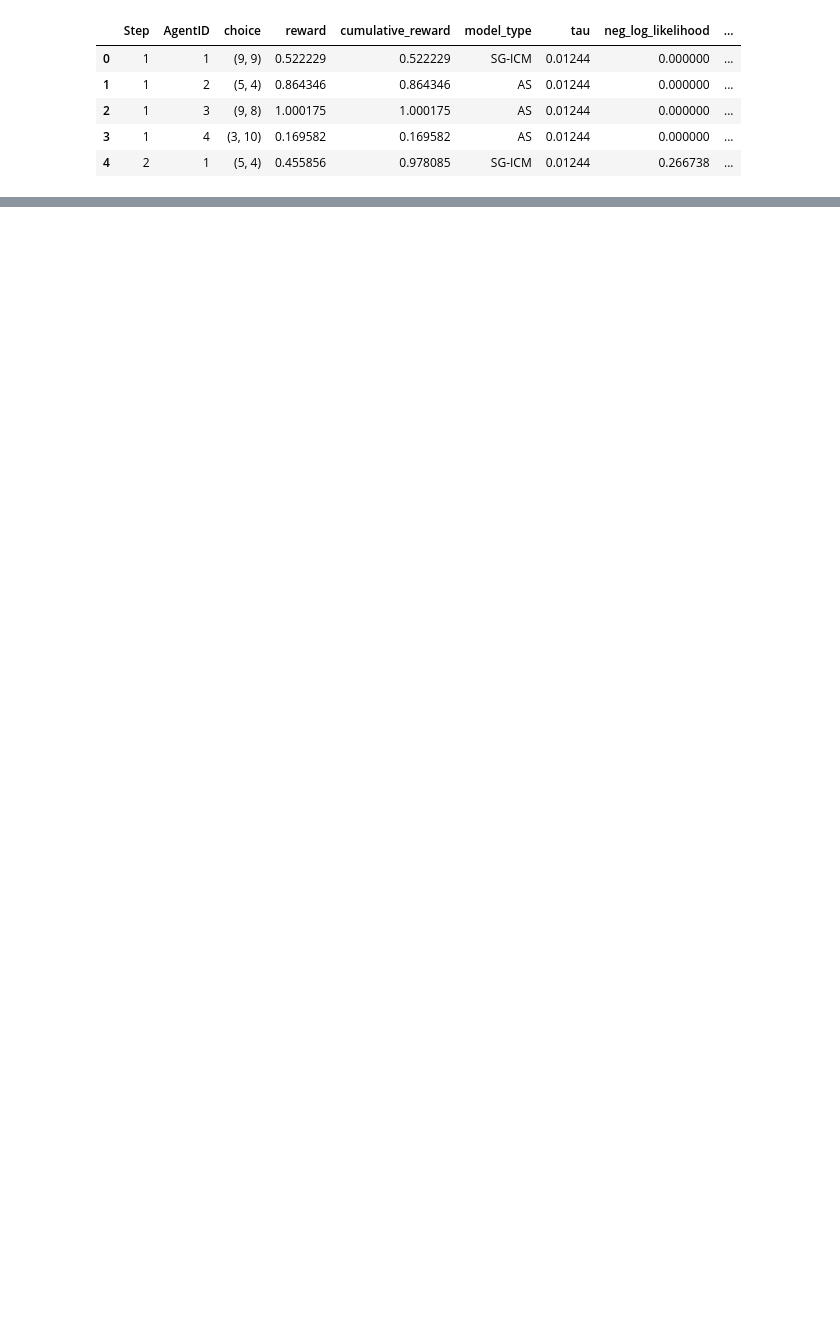
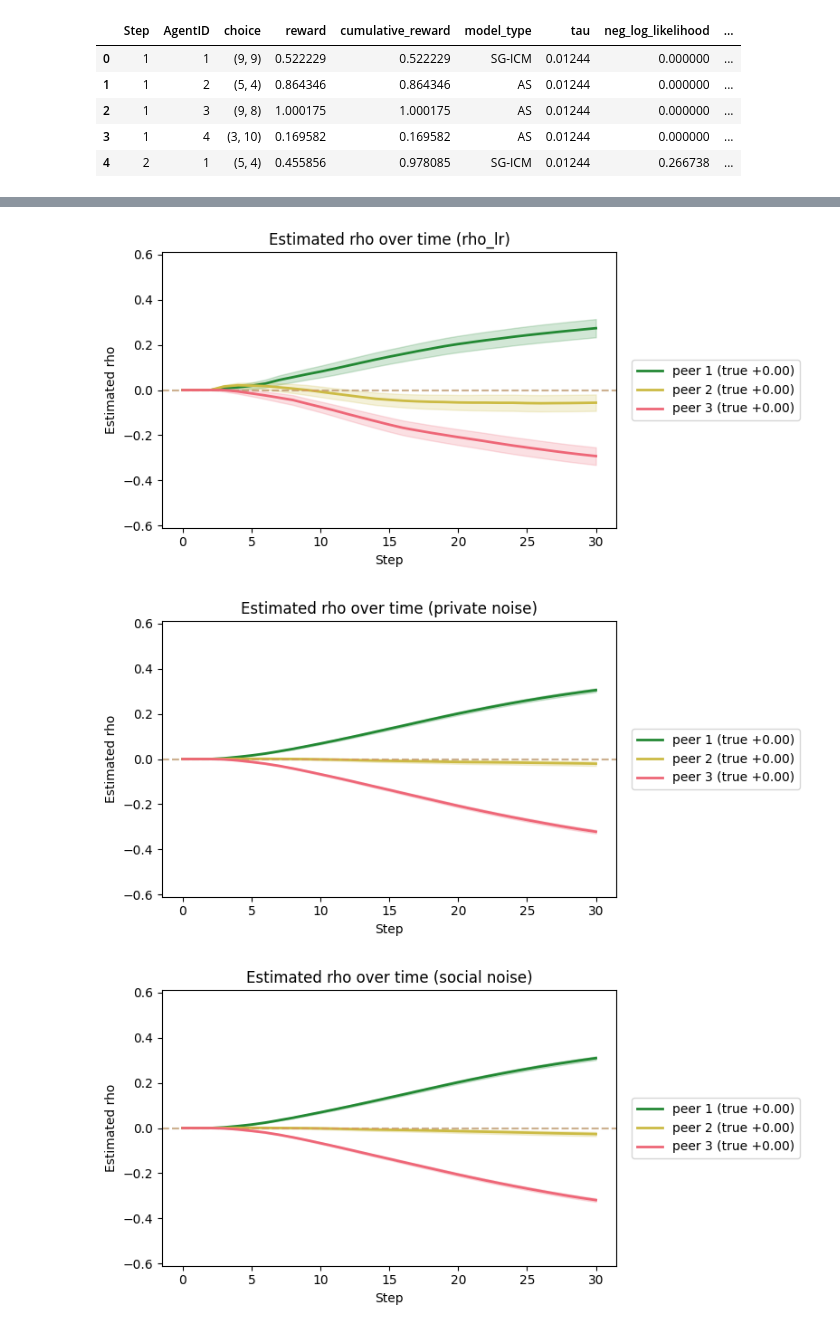
Before and after one commit to vagechirkov/Spatial-MAB-ABM, a Jupyter notebook: abm/rho_update.ipynb, the cells around one changed output, grey strips where cells are left out. Cells and saved outputs as stored; diff of their text form; code cells hidden in the pictures; blank space fills up the shorter version.

```diff
--- a/abm/rho_update.ipynb
+++ b/abm/rho_update.ipynb
@@ -554,0 +687,45 @@ plt.show()
+# %%
+def plot_rho_history_from_histories(histories, title):
+    true_rho = rho_zero[1:]
+    peer_colors = ['#228833', '#CCBB44', '#EE6677']
+
+    stack = np.stack(histories, axis=0)
+    mean_hist = np.mean(stack, axis=0)
+    std_hist = np.std(stack, axis=0)
+    ci = 1.96 * std_hist / np.sqrt(stack.shape[0])
+
+    steps = np.arange(mean_hist.shape[0])
+
+    fig, ax = plt.subplots(figsize=(8, 4))
+    for idx, (rho_t, color) in enumerate(zip(true_rho, peer_colors), start=1):
+        ax.plot(
+            steps,
+            mean_hist[:, idx],
+            label=f"peer {idx} (true {rho_t:+.2f})",
+            color=color,
+            linewidth=2,
+        )
+        ax.fill_between(
+            steps,
+            mean_hist[:, idx] - ci[:, idx],
+            mean_hist[:, idx] + ci[:, idx],
+            color=color,
+            alpha=0.2,
+        )
+        ax.axhline(rho_t, linestyle='--', color=color, alpha=0.3, linewidth=1.5)
+
+    ax.set_title(title)
+    ax.set_xlabel("Step")
+    ax.set_ylabel("Estimated rho")
+    ax.set_ylim(-0.61, 0.61)
+    ax.legend(bbox_to_anchor=(1.02, 0.5), loc="center left")
+    plt.tight_layout()
+    plt.show()
+
+plot_rho_history_from_histories(rho_lr_histories, "Estimated rho over time (rho_lr)")
+plot_rho_history_from_histories(private_noise_histories, "Estimated rho over time (private noise)")
+plot_rho_history_from_histories(social_noise_histories, "Estimated rho over time (social noise)")
+# %% [output]
+[figure, added]
+[figure, added]
+[figure, added]
```
Also changed, not shown: parts of 15 cells of this notebook, 1 other file.
